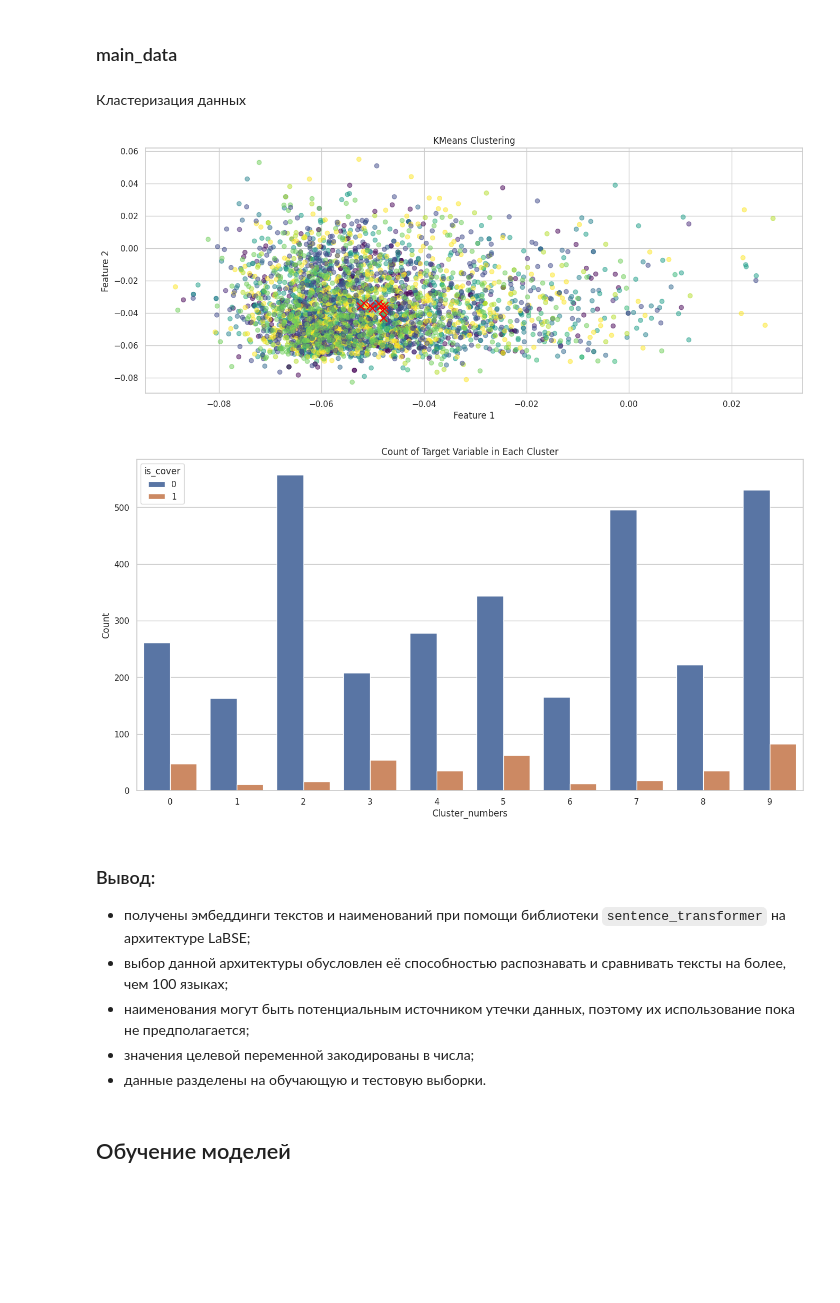
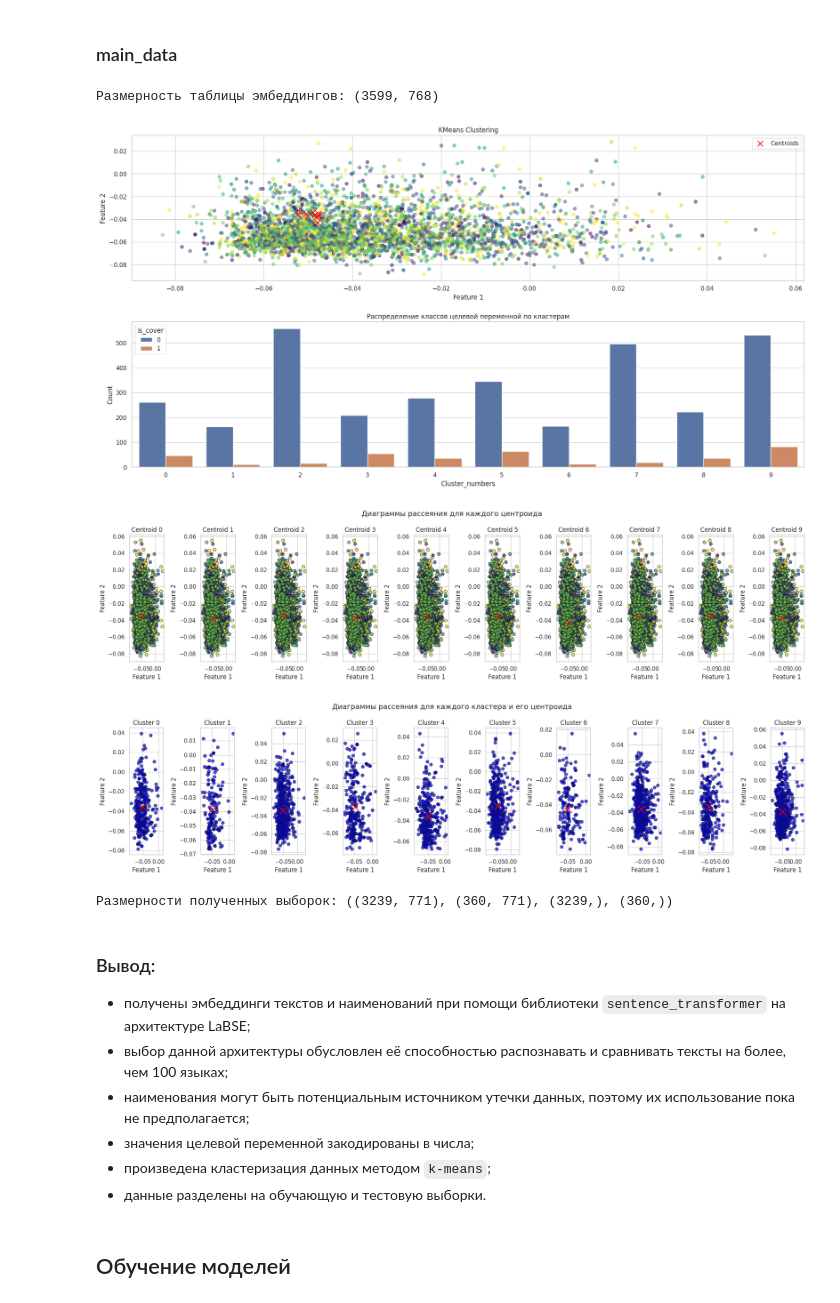
Before and after one commit to denis-42ds/cover-songs-search, a Jupyter notebook: music_covers.ipynb, the cells around one changed output. Drawn from its saved outputs; the diff is of its cells as text; code cells hidden in the pictures; blank space fills up the shorter version.

```diff
--- a/music_covers.ipynb
+++ b/music_covers.ipynb
@@ -397,4 +368,2 @@ X_train.shape, X_test.shape, y_train.shape, y_test.shape
 # %% [markdown]
 ### main_data
-# %% [markdown]
-Кластеризация данных
@@ -404,34 +370,23 @@ cluster_labels = cluster_model.fit_predict(covers_data)
-# %%
-plt.figure(figsize=(16, 6))
-labels = cluster_model.predict(covers_data.drop('cluster', axis=1))
-centroids = cluster_model.cluster_centers_
-
-plt.scatter(covers_data.iloc[:, 0], covers_data.iloc[:, 1], c=labels, cmap='viridis', alpha=0.5)
-plt.scatter(centroids[:, 0], centroids[:, 1], marker='x', s=100, c='red')
-
-plt.xlabel('Feature 1')
-plt.ylabel('Feature 2')
-plt.title('KMeans Clustering')
-
-plt.show()
-# %% [output]
-[figure, removed]
-# %%
-plt.figure(figsize=(16, 8))
-sns.countplot(x='cluster', hue=target, data=covers_data)
-plt.xlabel('Cluster_numbers')
-plt.ylabel('Count')
-plt.title('Count of Target Variable in Each Cluster')
-
-plt.show()
-# %% [output]
-[figure, removed]
+# %%
+target, X_train, X_test, y_train, y_test = explorer_data.data_preprocessing(text_sentences=text_features,
+                                                                            target_encoder='LabelEncoder',
+                                                                            data_columns=['dttm', 'duration', 'is_cover'],
+                                                                            cluster_model='KMeans',
+                                                                            data_type='main_data',
+                                                                            assets_dir=None)
+# %% [output]
+Размерность таблицы эмбеддингов: (3599, 768)
+[figure, added]
+[figure, added]
+[figure, added]
+Размерности полученных выборок: ((3239, 771), (360, 771), (3239,), (360,))
 # %% [markdown]
 ### Вывод:
 - получены эмбеддинги текстов и наименований при помощи библиотеки `sentence_transformer` на архитектуре LaBSE;
 - выбор данной архитектуры обусловлен её способностью распознавать и сравнивать тексты на более, чем 100 языках;
 - наименования могут быть потенциальным источником утечки данных, поэтому их использование пока не предполагается;
 - значения целевой переменной закодированы в числа;
+- произведена кластеризация данных методом `k-means`;
 - данные разделены на обучающую и тестовую выборки.
 # %% [markdown]
 ## Обучение моделей
```
Also changed, not shown: parts of 37 cells of this notebook, 3 other files.
